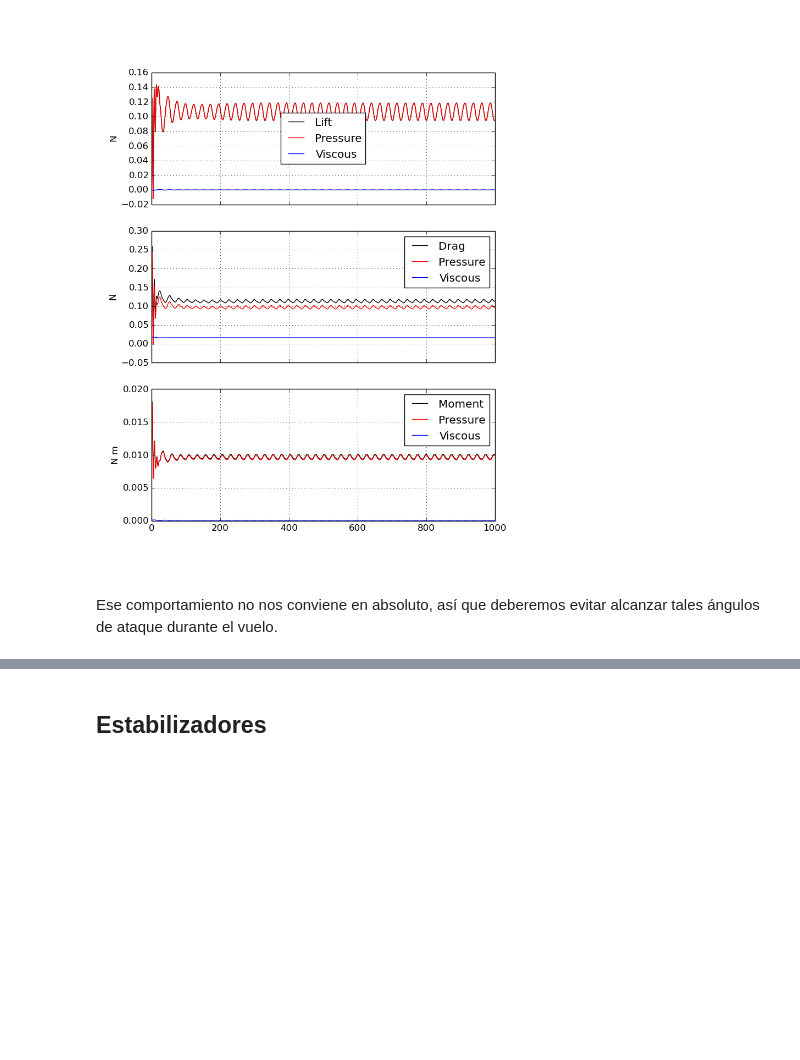
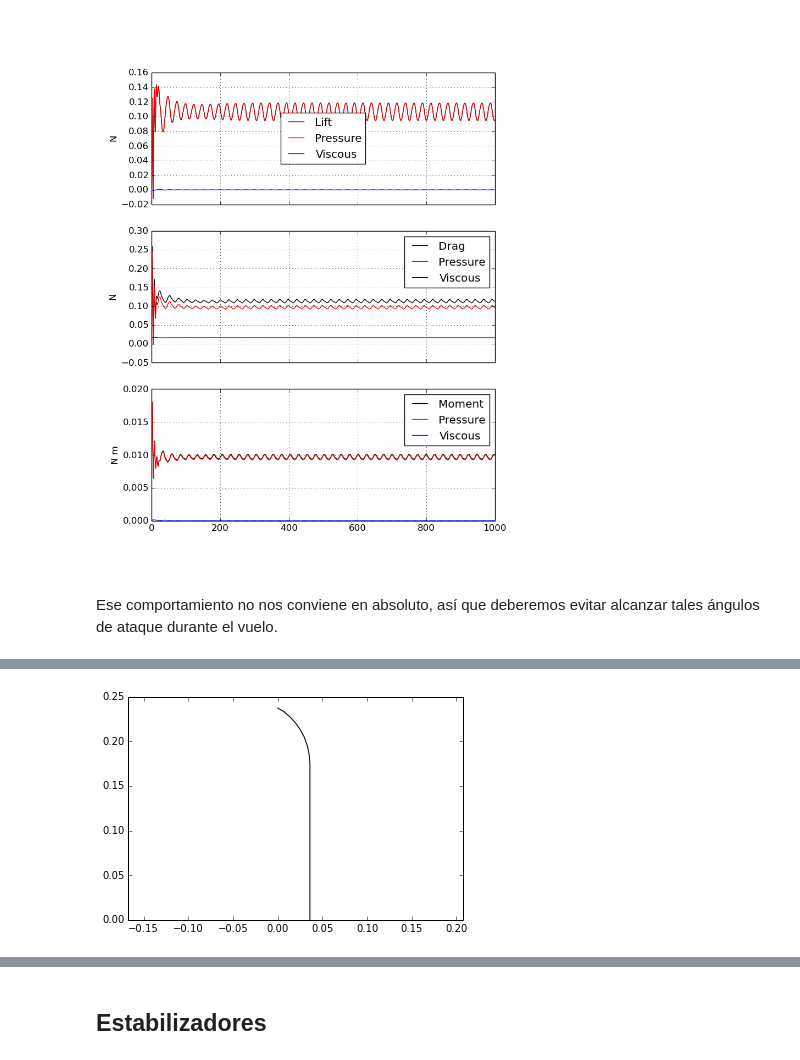
Before and after one commit to sanguinariojoe/gmv-rocket, a Jupyter notebook: main.ipynb, the cells around one changed output, grey strips where cells are left out. Cells and saved outputs as stored; diff of their text form; code cells hidden in the pictures; blank space fills up the shorter version.

```diff
--- a/main.ipynb
+++ b/main.ipynb
@@ -692,0 +711,97 @@ Ese comportamiento no nos conviene en absoluto, así que deberemos evitar alcanz
+# %%
+class hull(structure):
+    def __init__(self, z, r, alpha, CL, CD, Cz, rho=RHO_A):
+        """Initialize the rocket bottle geometry.
+
+        Args:
+            z: Points where the radius is provided
+            r: Radius associated to each z points
+            alpha: List of angles from which the aerodynamic coefficients are provided (radians).
+            CL: Lift coefficient for each angle.
+            CD: Drag coefficient for each angle.
+            Cz: aerodynamic center heigh coeffcient (addimensionalized with the cylinder heigh)
+            rho: Fluid where the hull is moving
+        Raises:
+            ValueError: if r and z have different length, or if the
+            lengths are lower than 2, or if alpha, CL, CD, Cz have different lengths,
+            or if alpha, CL, CD, Cz are lower than 2.
+        """
+        structure.__init__(self, z, r)
+        if len(alpha) != len(CL) != len(CD) != len(Cz):
+            raise ValueError('Unmatching dimensions for alpha, CL, CD, Cz')
+        if len(alpha) < 2:
+            raise ValueError('At least two angles should be provided')
+
+        self.__alpha = []
+        self.__CL = []
+        self.__CD = []
+        self.__Cz = []
+        for i in range(0, len(alpha)):
+            self.__alpha.append(-alpha[-(i + 1)])
+            self.__CL.append(-CL[-(i + 1)])
+            self.__CD.append(CD[-(i + 1)])
+            self.__Cz.append(Cz[-(i + 1)])
+        for i in range(0, len(alpha)):
+            self.__alpha.append(alpha[i])
+            self.__CL.append(CL[i])
+            self.__CD.append(CD[i])
+            self.__Cz.append(Cz[i])
+        self.__alpha = np.asarray(self.__alpha)
+        self.__CL = np.asarray(self.__CL)
+        self.__CD = np.asarray(self.__CD)
+        self.__Cz = np.asarray(self.__Cz)
+        self.__rho = rho
+
+        # Compute the area
+        self.__Area = self.getA() + self.getS() + self.getS(z[0])
+
+        # Compute the cylinder heigh
+        r_max = max(r)
+        z_id = numpy.where(r == r_max)[0][-1]
+        self.__z_cyl = z[z_id]
+
+
+    def getL(self, alpha, U):
+        """Compute the lift force.
+
+        Args:
+            alpha: Angle with the input flow (radians)
+            U: Input flow velocity (equal to the rocket speed).
+        Return:
+            The lift force.
+        """
+        CL = np.interp(alpha, self.__alpha, self.__CL)
+        return 0.5 * self.__rho * self.__Area * U**2 * CL
+
+    def getD(self, alpha, U):
+        """Compute the drag force.
+
+        Args:
+            alpha: Angle with the input flow (radians)
+            U: Input flow velocity (equal to the rocket speed).
+        Return:
+            The drag force.
+        """
+        CD = np.interp(alpha, self.__alpha, self.__CD)
+        return 0.5 * self.__rho * self.__Area * U**2 * CD
+
+    def getZ(self, alpha, U):
+        """Compute the lift and drag forces application point heigh.
+
+        Args:
+            alpha: Angle with the input flow (radians)
+        Return:
+            The application point heigh.
+        """
+        Cz = np.interp(alpha, self.__alpha, self.__Cz)
+        return self.__z_cyl * Cz
+
+z = (0.0, 0.175, 0.18444, 0.19444, 0.20421, 0.21255, 0.22042, 0.22723, 0.23306, 0.23724)
+r = (0.036, 0.036, 0.03531, 0.03326, 0.02993, 0.02546, 0.02, 0.01378, 0.00702, 0.0)
+hull_z = np.asarray(z)
+hull_r = np.asarray(r)
+
+plot(r, z, 'k-')
+axes().set_aspect('equal', 'datalim')
+# %% [output]
+[figure, added]
```
Also changed, not shown: parts of 32 cells of this notebook, 1 other file.
